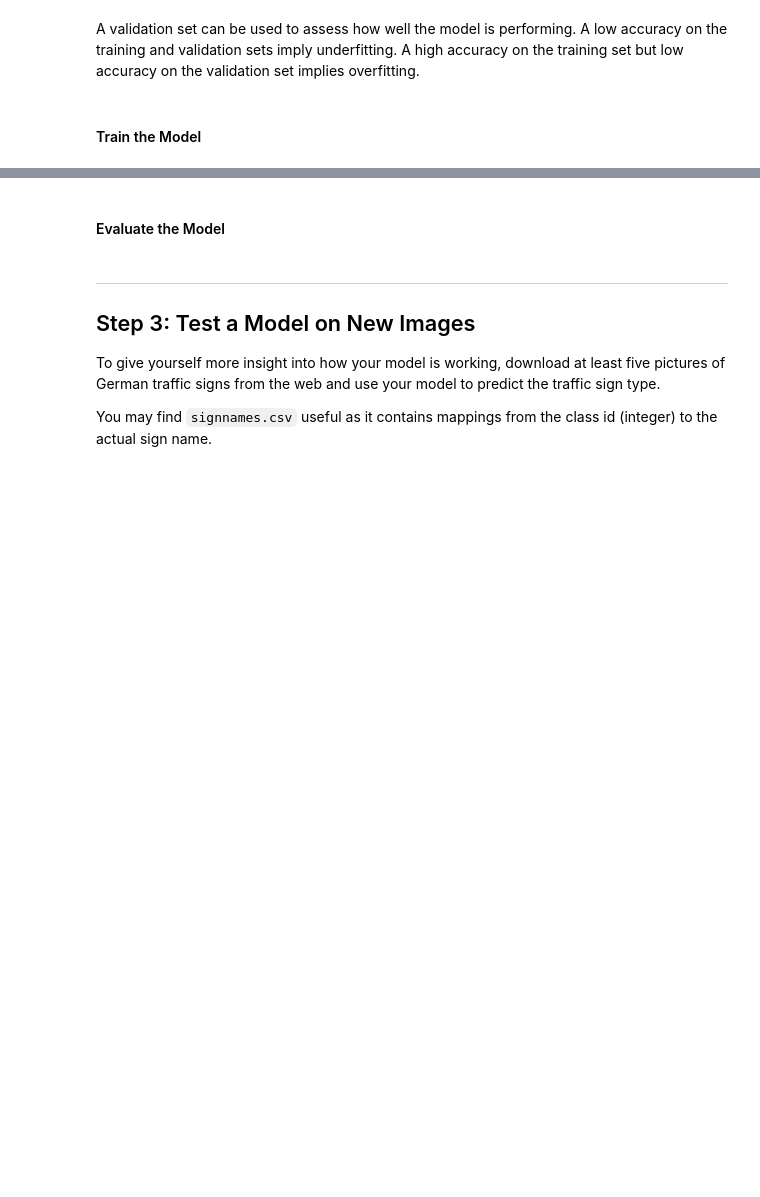
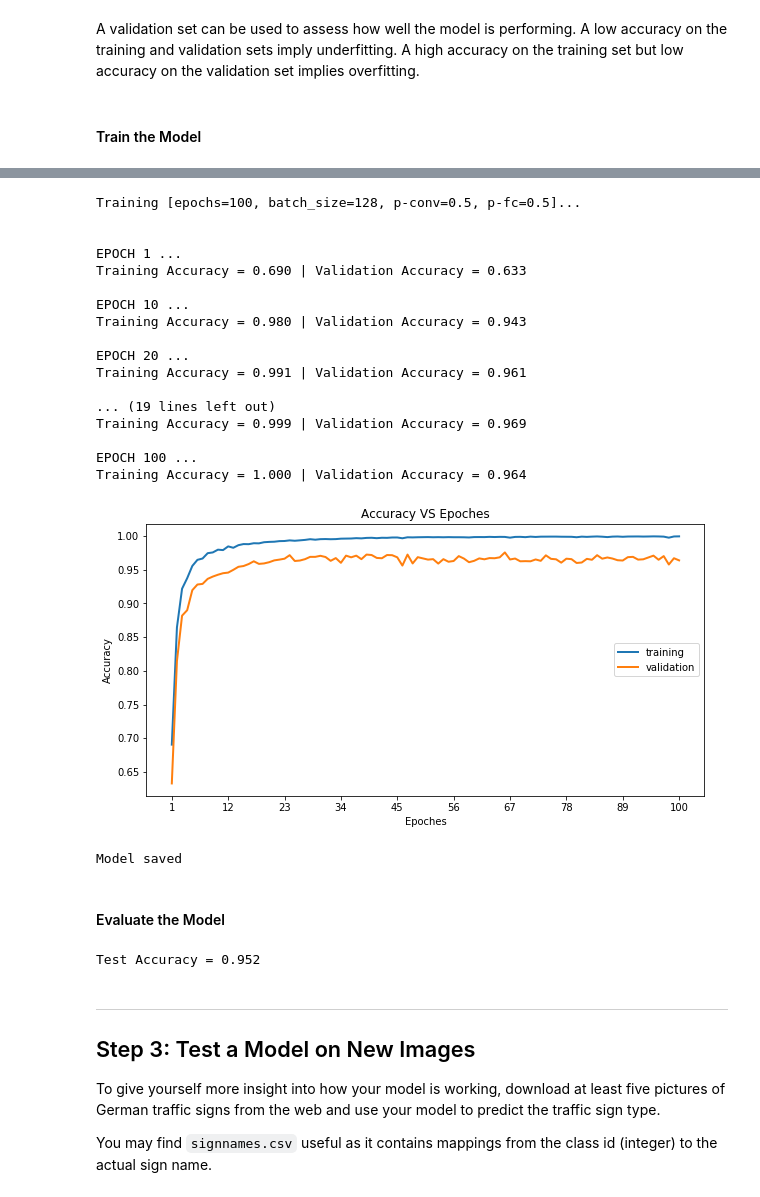
Before and after one commit to jingr1/CarND-Traffic-Sign-Classifier-Project, a Jupyter notebook: Traffic_Sign_Classifier.ipynb, the cells around one changed output, grey strips where cells are left out. Saved outputs shown, nothing was run; the diff lists cells and outputs as text; code cells hidden in the pictures; blank space fills up the shorter version.

```diff
--- a/Traffic_Sign_Classifier.ipynb
+++ b/Traffic_Sign_Classifier.ipynb
@@ -356,3 +474,25 @@ train_model(X_train_grayscaled,y_train,X_valid_grayscaled,y_valid,print_freq = 1
+# %%
+train_model(X_train_normalized,y_train,X_valid_normalized,y_valid,p_conv = 0.5, p_fc = 0.5,print_freq = 10)
+# %% [output]
+Training [epochs=100, batch_size=128, p-conv=0.5, p-fc=0.5]...
+
+
+EPOCH 1 ...
+Training Accuracy = 0.690 | Validation Accuracy = 0.633
+
+EPOCH 10 ...
+Training Accuracy = 0.980 | Validation Accuracy = 0.943
+
+EPOCH 20 ...
+Training Accuracy = 0.991 | Validation Accuracy = 0.961
+
+... (19 lines left out)
+Training Accuracy = 0.999 | Validation Accuracy = 0.969
+
+EPOCH 100 ...
+Training Accuracy = 1.000 | Validation Accuracy = 0.964
+[figure, added]
+Model saved
 # %% [markdown]
 #### Evaluate the Model
 # %%
@@ -367,3 +505,7 @@ def evaluate_model(X_test,y_test):
+# %%
+evaluate_model(X_test_normalized,y_test)
+# %% [output]
+Test Accuracy = 0.952
 # %% [markdown]
 ---
 
```
Also changed, not shown: parts of 24 cells of this notebook.
